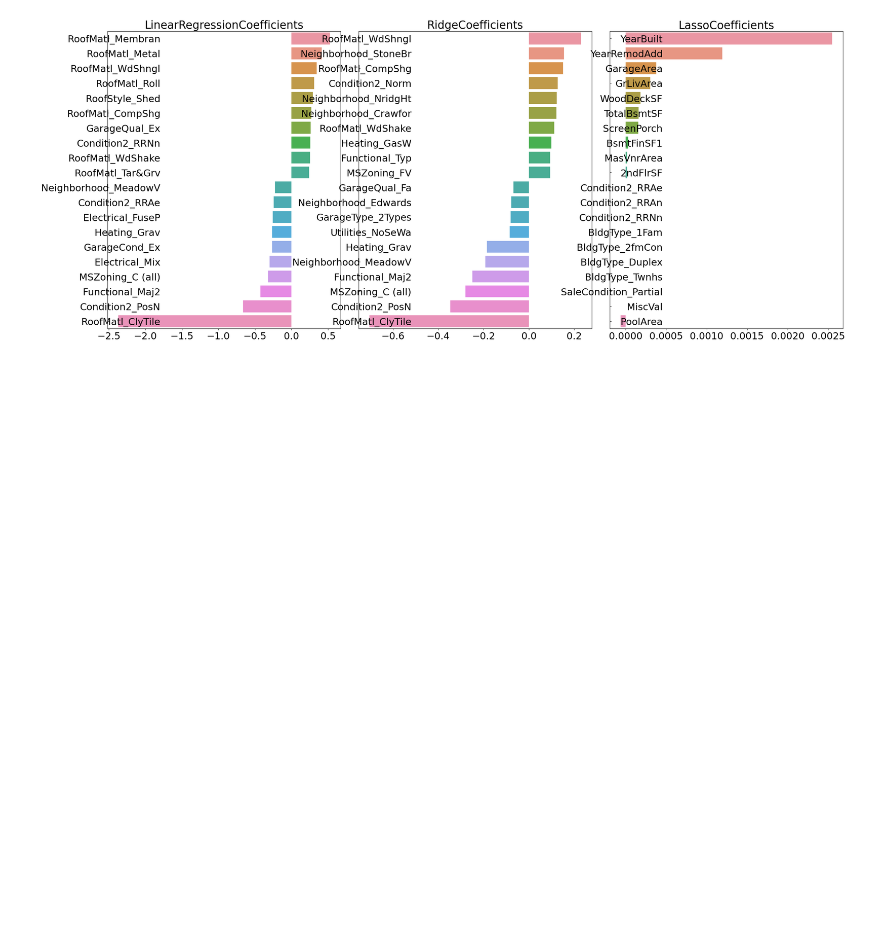
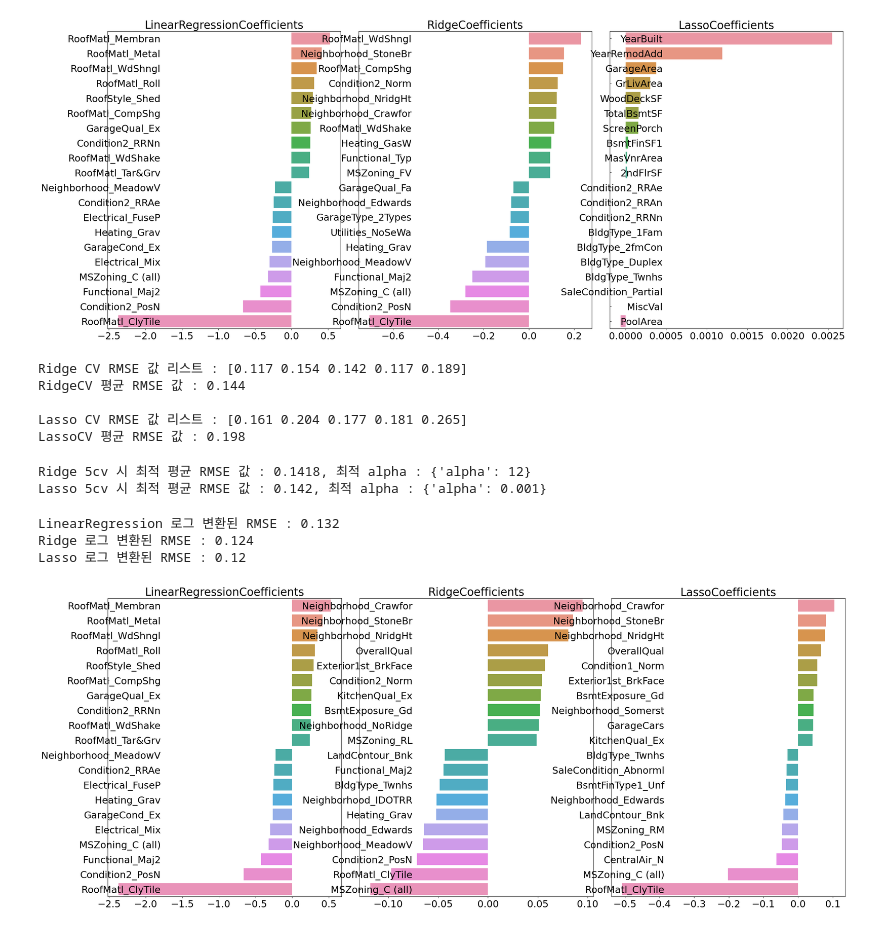
Before and after one commit to SeongminLee812/Python_ML_perfect_guide, a Jupyter notebook: chapter05-03_Houseprice.ipynb, the cells around one changed output. Saved outputs shown, nothing was run; the diff lists cells and outputs as text; code cells hidden in the pictures; blank space fills up the shorter version.

```diff
--- a/chapter05-03_Houseprice.ipynb
+++ b/chapter05-03_Houseprice.ipynb
@@ -153,3 +153,60 @@ models = [lr_reg, ridge_reg, lasso_reg]
 visualize_coefficient(models)
 # %% [output]
 [figure]
+# %%
+from sklearn.model_selection import cross_val_score
+
+def get_avg_rmse_cv(models):
+
+    for model in models:
+        rmse_list = np.sqrt(-cross_val_score(model, X_features, y_target,
+                                             scoring='neg_mean_squared_error', cv=5))
+        rmse_avg = np.mean(rmse_list)
+        print('\n{} CV RMSE 값 리스트 : {}'.format(model.__class__.__name__, np.round(rmse_list, 3)))
+        print('{}CV 평균 RMSE 값 : {}'.format(model.__class__.__name__, np.round(rmse_avg, 3)))
+
+models = [ridge_reg, lasso_reg]
+get_avg_rmse_cv(models)
+# %% [output]
+Ridge CV RMSE 값 리스트 : [0.117 0.154 0.142 0.117 0.189]
+RidgeCV 평균 RMSE 값 : 0.144
+
+Lasso CV RMSE 값 리스트 : [0.161 0.204 0.177 0.181 0.265]
+LassoCV 평균 RMSE 값 : 0.198
+# %%
+from sklearn.model_selection import GridSearchCV
+
+def print_best_params(model, params):
+    grid_model = GridSearchCV(model, param_grid=params,
+                              scoring='neg_mean_squared_error', cv=5)
+    grid_model.fit(X_features, y_target)
+    rmse = np.sqrt(-1*grid_model.best_score_)
+    print('{} 5cv 시 최적 평균 RMSE 값 : {}, 최적 alpha : {}'.format(model.__class__.__name__, np.round(rmse,4),
+                                                             grid_model.best_params_))
+
+ridge_params = {'alpha' : [0.05, 0.1, 1, 5, 8, 10, 12, 15, 20] }
+lasso_params = {'alpha' : [0.001, 0.005, 0.008, 0.05, 0.03, 0.1, 0.5, 1, 1.5, 10] }
+
+print_best_params(ridge_reg, ridge_params)
+print_best_params(lasso_reg, lasso_params)
+# %% [output]
+Ridge 5cv 시 최적 평균 RMSE 값 : 0.1418, 최적 alpha : {'alpha': 12}
+Lasso 5cv 시 최적 평균 RMSE 값 : 0.142, 최적 alpha : {'alpha': 0.001}
+# %%
+lr_reg = LinearRegression()
+lr_reg.fit(X_train, y_train)
+ridge_reg = Ridge(alpha=12)
+ridge_reg.fit(X_train, y_train)
+lasso_reg = Lasso(alpha=0.001)
+lasso_reg.fit(X_train, y_train)
+
+models = [lr_reg, ridge_reg, lasso_reg]
+get_rmses(models)
+
+models = [lr_reg, ridge_reg, lasso_reg]
+visualize_coefficient(models)
+# %% [output]
+LinearRegression 로그 변환된 RMSE : 0.132
+Ridge 로그 변환된 RMSE : 0.124
+Lasso 로그 변환된 RMSE : 0.12
+[figure, added]
```
Also changed, not shown: parts of 18 cells of this notebook, 1 other file.
